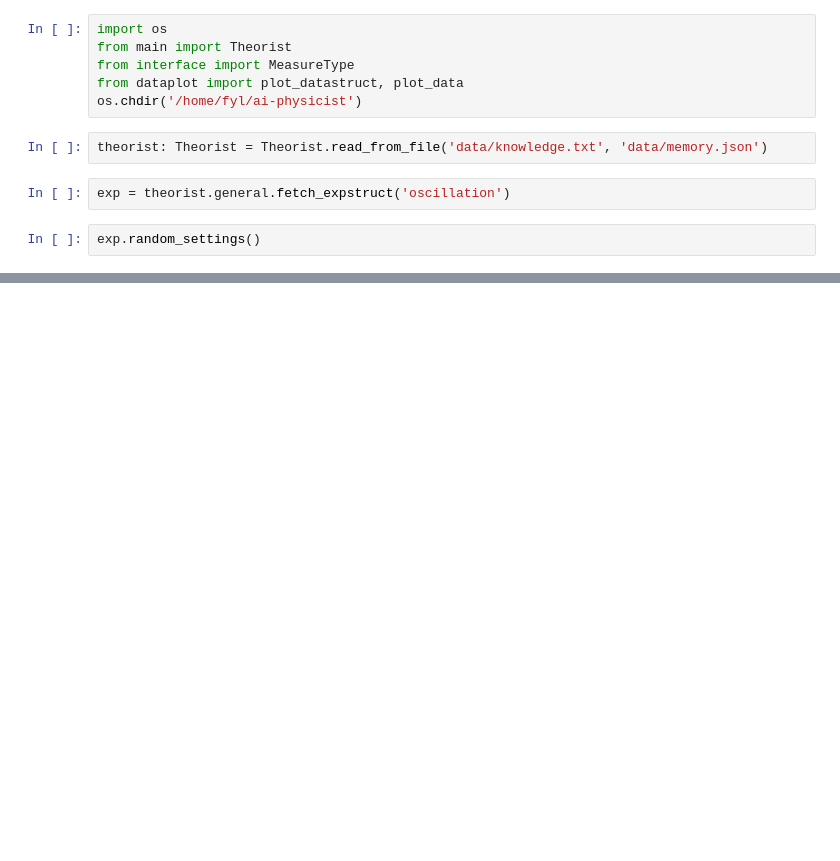
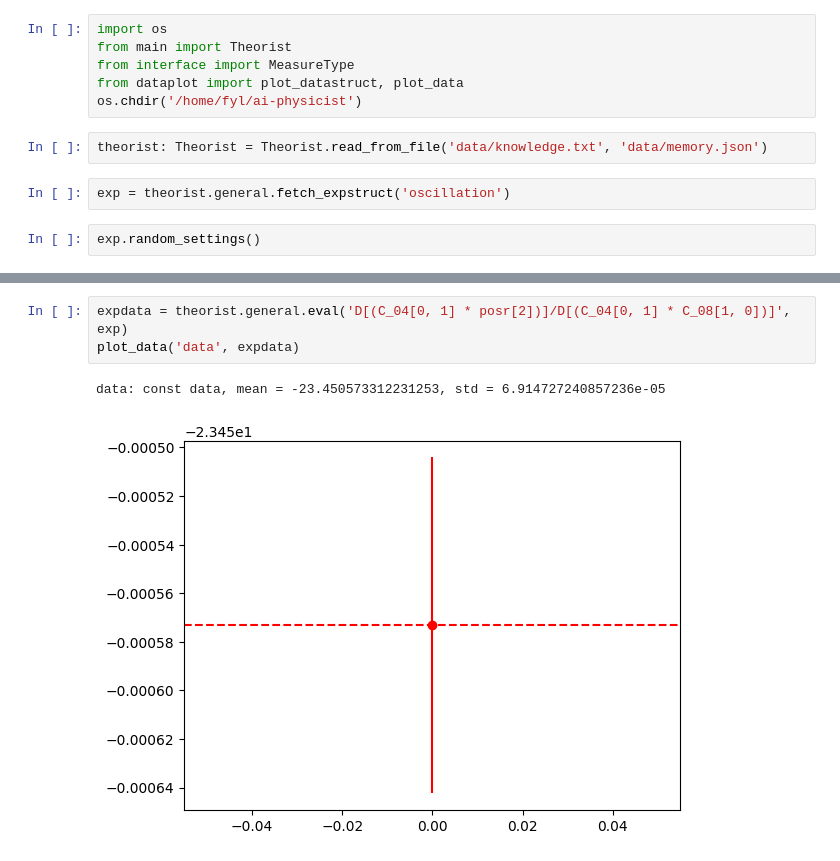
Before and after one commit to catmeow123456/ai-physicist, a Jupyter notebook: python/debug2.ipynb, the cells around one changed output, grey strips where cells are left out. Drawn from its saved outputs; the diff is of its cells as text; blank space fills up the shorter version.

```diff
--- a/python/debug2.ipynb
+++ b/python/debug2.ipynb
@@ -23,0 +30,6 @@ data: const data, mean = -0.08064930922766353, std = 8.117744272207448e-06
+# %%
+expdata = theorist.general.eval('D[(C_04[0, 1] * posr[2])]/D[(C_04[0, 1] * C_08[1, 0])]', exp)
+plot_data('data', expdata)
+# %% [output]
+data: const data, mean = -23.450573312231253, std = 6.914727240857236e-05
+[figure, added]
```
Also changed, not shown: parts of 5 cells of this notebook, 7 other files.
